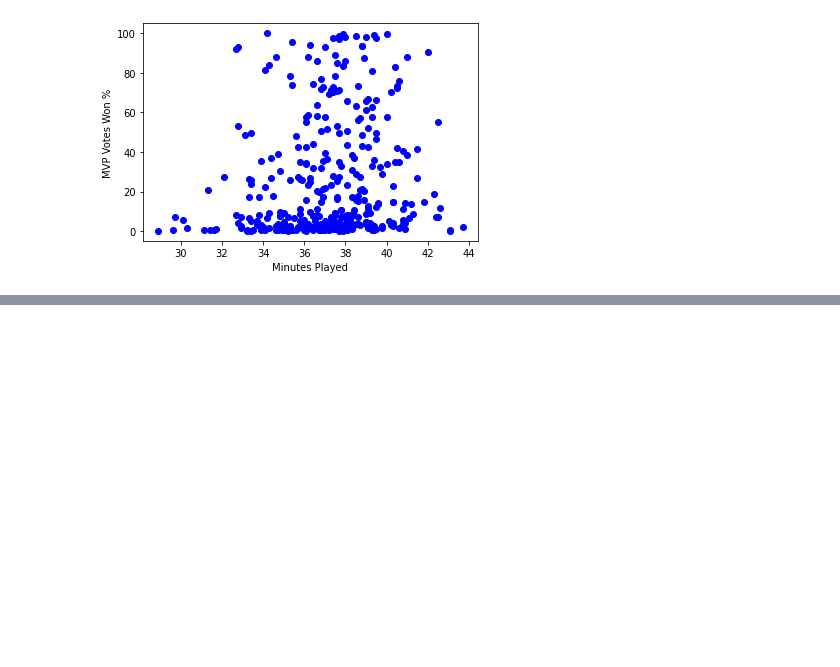
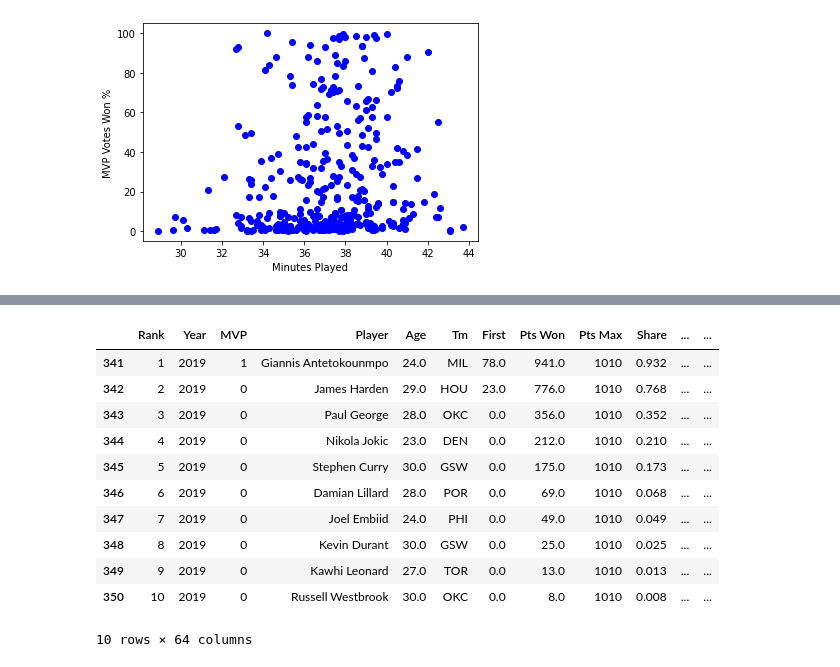
Before and after one commit to PranalMadria/NBAFreeAgentPredictor, a Jupyter notebook: MVP Data Scraping.ipynb, the cells around one changed output, grey strips where cells are left out. Cells and saved outputs as stored; diff of their text form; code cells hidden in the pictures; blank space fills up the shorter version.

```diff
--- a/MVP Data Scraping.ipynb
+++ b/MVP Data Scraping.ipynb
@@ -619,0 +606,39 @@ Length: 64, dtype: int64
+# %%
+#to make it not predict for 2019 get rid of 0:340 that is
+#to make the training/testing data up to 2018 and not
+#include 2018-2019 season
+y = df['Pts Won'][0:340]
+y2 = df['MVP Pts %'][0:340]
+#took out 3P% and 3PA because 3P% has a few NaNs might have to just take
+#those rows out
+features = ['WS/48', 'VORP',
+            'STL%', 'FT%', 'AST%', 'BLK%', 'FG%',
+            'TRB%','WIN','FGA', 'FTA',
+            'TS%', 'USG%', 'BPM', '3PA',
+            'eFG%', '3P', 'PTS', 'PER']
+#trying without raptor_total gives a better
+best_features = ['WS/48', 'VORP', 'STL%', 'FT%', 'AST%',
+                 'BLK%', 'FG%', 'TRB%','WIN','FGA',
+                 'FTA' , 'USG%', '3PA', 'PER']
+other_features = ['PTS', 'WIN', 'AST%', 'FG%', 'VORP', 'WS/48', 'TRB%']
+
+#when you wanna see what best features gets you just do
+features = best_features
+x = df[features][0:340]
+curr_df_2019 = df[340:]
+display(curr_df_2019)
+#display(x)
+#display(x.count())
+# %% [output]
+|  | Rank | Year | MVP | Player | Age | Tm | First | Pts Won | Pts Max | Share | ... | ... |
+| 341 | 1 | 2019 | 1 | Giannis Antetokounmpo | 24.0 | MIL | 78.0 | 941.0 | 1010 | 0.932 | ... | ... |
+| 342 | 2 | 2019 | 0 | James Harden | 29.0 | HOU | 23.0 | 776.0 | 1010 | 0.768 | ... | ... |
+| 343 | 3 | 2019 | 0 | Paul George | 28.0 | OKC | 0.0 | 356.0 | 1010 | 0.352 | ... | ... |
+| 344 | 4 | 2019 | 0 | Nikola Jokic | 23.0 | DEN | 0.0 | 212.0 | 1010 | 0.210 | ... | ... |
+| 345 | 5 | 2019 | 0 | Stephen Curry | 30.0 | GSW | 0.0 | 175.0 | 1010 | 0.173 | ... | ... |
+| 346 | 6 | 2019 | 0 | Damian Lillard | 28.0 | POR | 0.0 | 69.0 | 1010 | 0.068 | ... | ... |
+| 347 | 7 | 2019 | 0 | Joel Embiid | 24.0 | PHI | 0.0 | 49.0 | 1010 | 0.049 | ... | ... |
+| 348 | 8 | 2019 | 0 | Kevin Durant | 30.0 | GSW | 0.0 | 25.0 | 1010 | 0.025 | ... | ... |
+| 349 | 9 | 2019 | 0 | Kawhi Leonard | 27.0 | TOR | 0.0 | 13.0 | 1010 | 0.013 | ... | ... |
+| 350 | 10 | 2019 | 0 | Russell Westbrook | 30.0 | OKC | 0.0 | 8.0 | 1010 | 0.008 | ... | ... |
+10 rows × 64 columns
```
Also changed, not shown: parts of 6 cells of this notebook.
